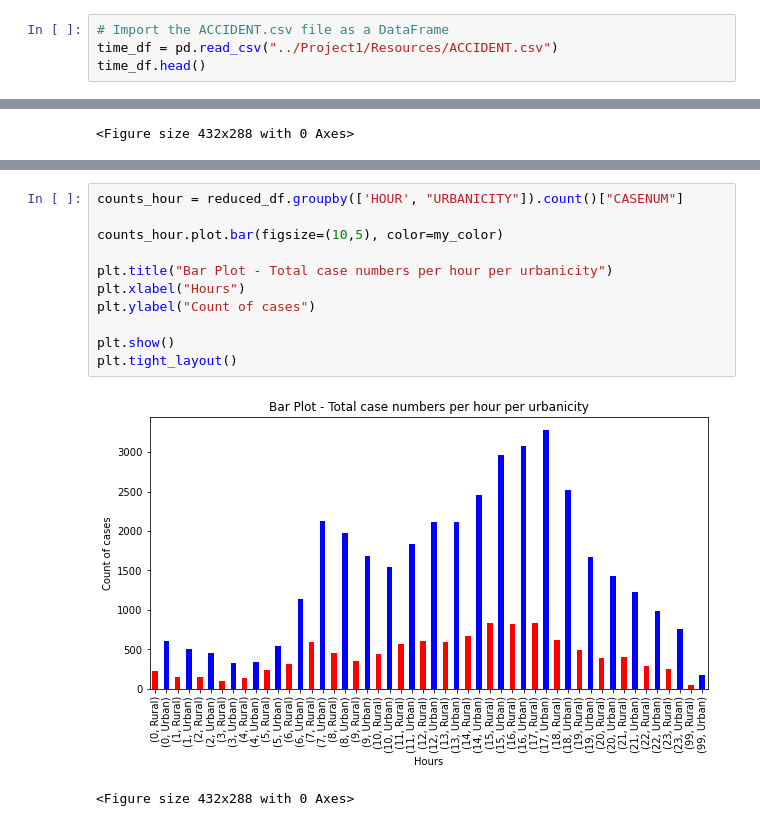
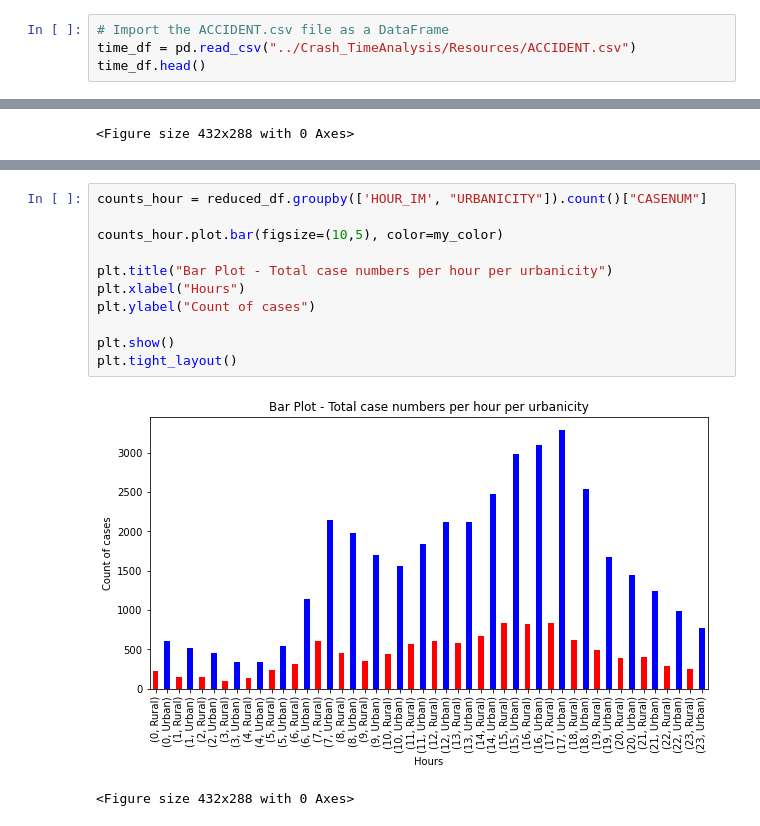
Before and after one commit to sudeshi1/Crash_Dummies, a Jupyter notebook: Crash_TimeAnalysis/main_time.ipynb, the cells around one changed output, grey strips where cells are left out. Drawn from its saved outputs; the diff is of its cells as text.

```diff
--- a/Crash_TimeAnalysis/main_time.ipynb
+++ b/Crash_TimeAnalysis/main_time.ipynb
@@ -14,7 +14,7 @@ print(csvpath)
 Resources\ACCIDENT.csv
 # %%
 # Import the ACCIDENT.csv file as a DataFrame
-time_df = pd.read_csv("../Project1/Resources/ACCIDENT.csv")
+time_df = pd.read_csv("../Crash_TimeAnalysis/Resources/ACCIDENT.csv")
 time_df.head()
 # %% [output]
 |  | CASENUM | REGION | PSU | PJ | PSU_VAR | URBANICITY | STRATUM | VE_TOTAL | VE_FORMS | PVH_INVL | ... |
@@ -245,16 +245,16 @@ plt.tight_layout()
 [figure]
 <Figure size 432x288 with 0 Axes>
 # %%
-counts_hour = reduced_df.groupby(['HOUR', "URBANICITY"]).count()["CASENUM"]
+counts_hour = reduced_df.groupby(['HOUR_IM', "URBANICITY"]).count()["CASENUM"]
 
 counts_hour.plot.bar(figsize=(10,5), color=my_color)
 
 plt.title("Bar Plot - Total case numbers per hour per urbanicity")
 plt.xlabel("Hours")
 plt.ylabel("Count of cases")
 
 plt.show()
 plt.tight_layout()
 # %% [output]
-[figure, old version]
+[figure, new version]
 <Figure size 432x288 with 0 Axes>
```
Also changed, not shown: parts of 3 cells of this notebook, 1 other file.
